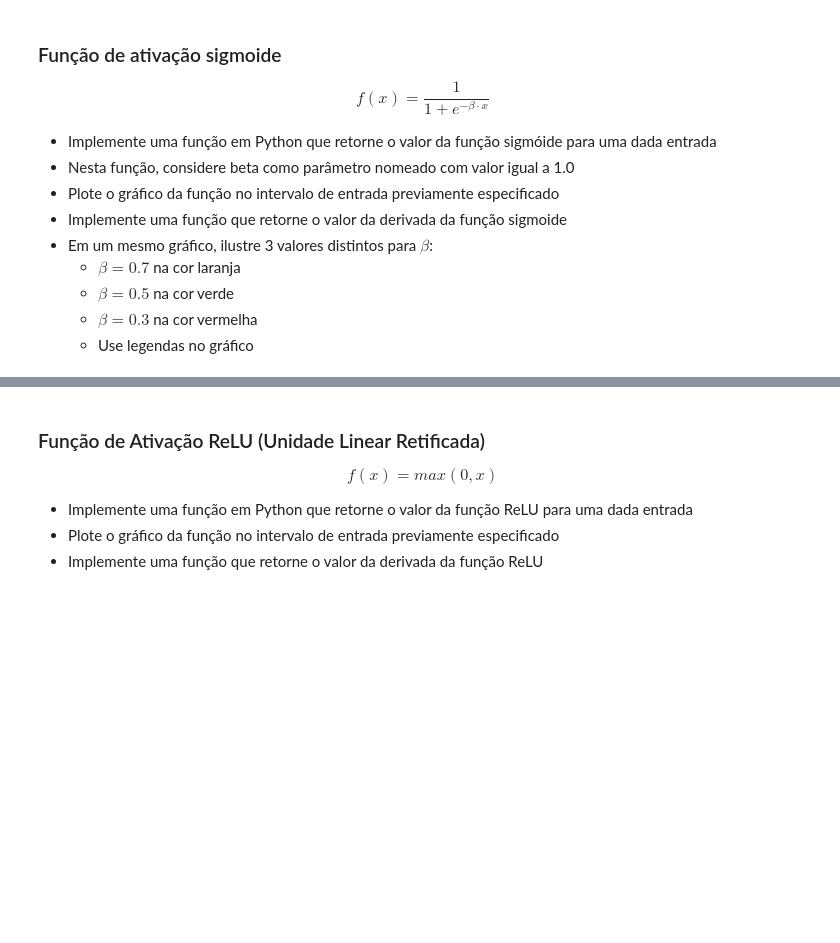
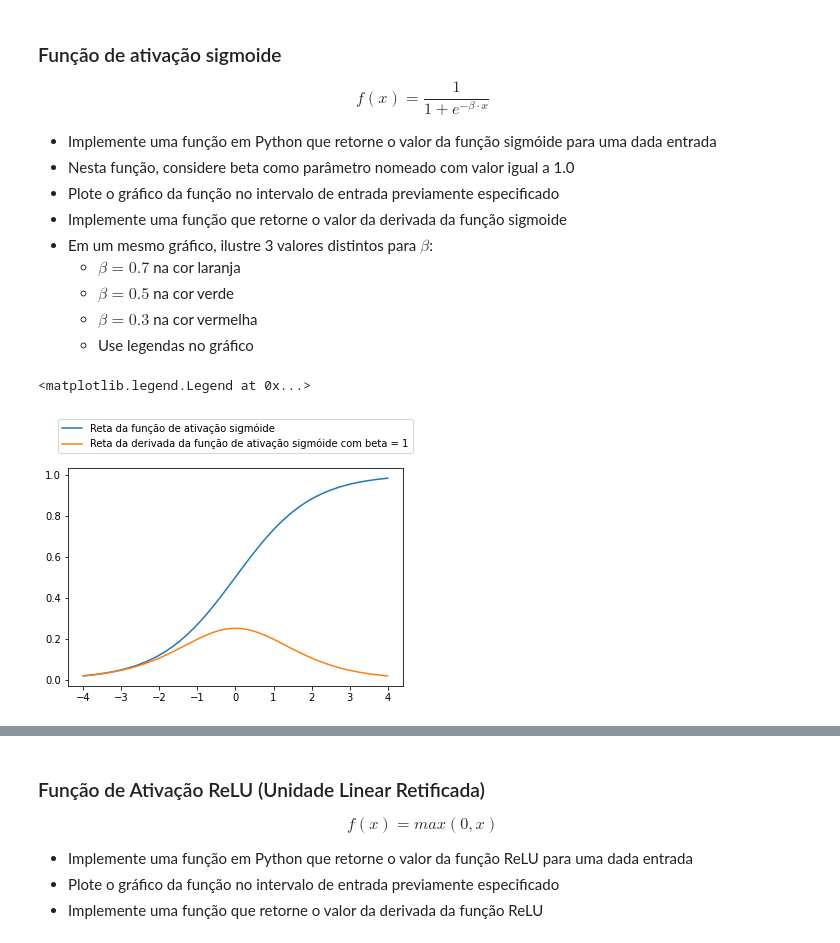
Before and after one commit to IanAlves21/Funcoes-de-Ativacao-RNA, a Jupyter notebook: Funções_de_Ativação.ipynb, the cells around one changed output, grey strips where cells are left out. Saved outputs shown, nothing was run; the diff lists cells and outputs as text; code cells hidden in the pictures; blank space fills up the shorter version.

```diff
--- a/Funções_de_Ativação.ipynb
+++ b/Funções_de_Ativação.ipynb
@@ -71 +88,16 @@ def sigmoide(x):
+# %%
+# Plot do grafico da funcao sigmóide para intervalo predefinido
+
+eixo_y = np.zeros(len(eixo_x))
+eixo_y_derivado = np.zeros(len(eixo_x))
+for i in range(len(eixo_x)):
+  eixo_y[i] = sigmoide(eixo_x[i], 1.0)
+  eixo_y_derivado[i] = derivada_sigmoide(eixo_x[i], 1.0)
+
+plt.plot(eixo_x, eixo_y, label = "Reta da função de ativação sigmóide")
+plt.plot(eixo_x, eixo_y_derivado, label = "Reta da derivada da função de ativação sigmóide com beta = 1")
+plt.legend(loc="upper center", bbox_to_anchor=(0.5, 1.25))
+# %% [output]
+<matplotlib.legend.Legend at 0x...>
+[figure, added]
 # %%
```
Also changed, not shown: parts of 10 cells of this notebook.
